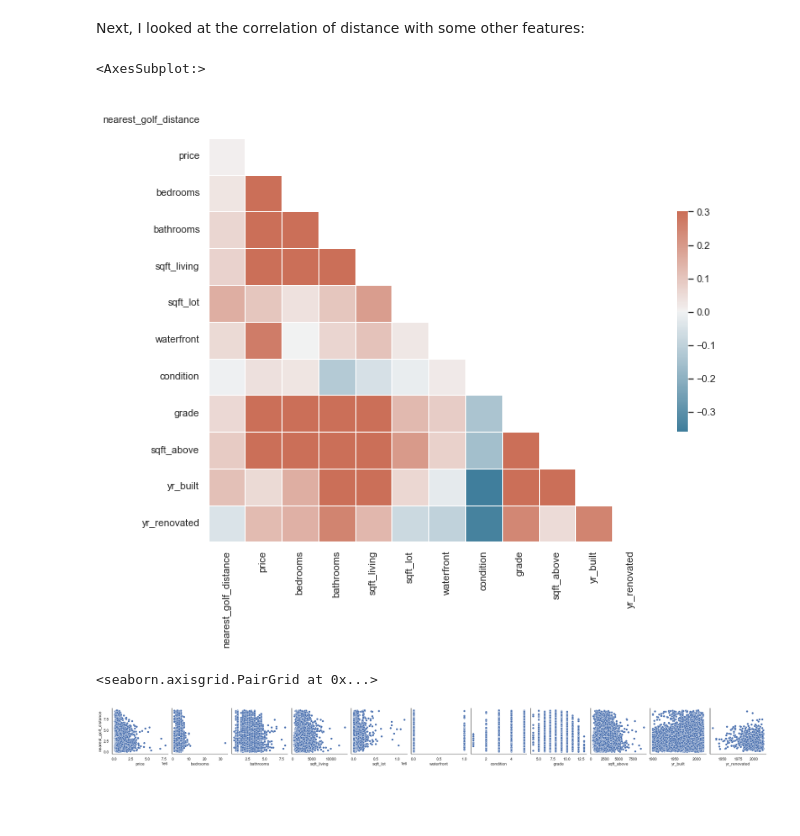
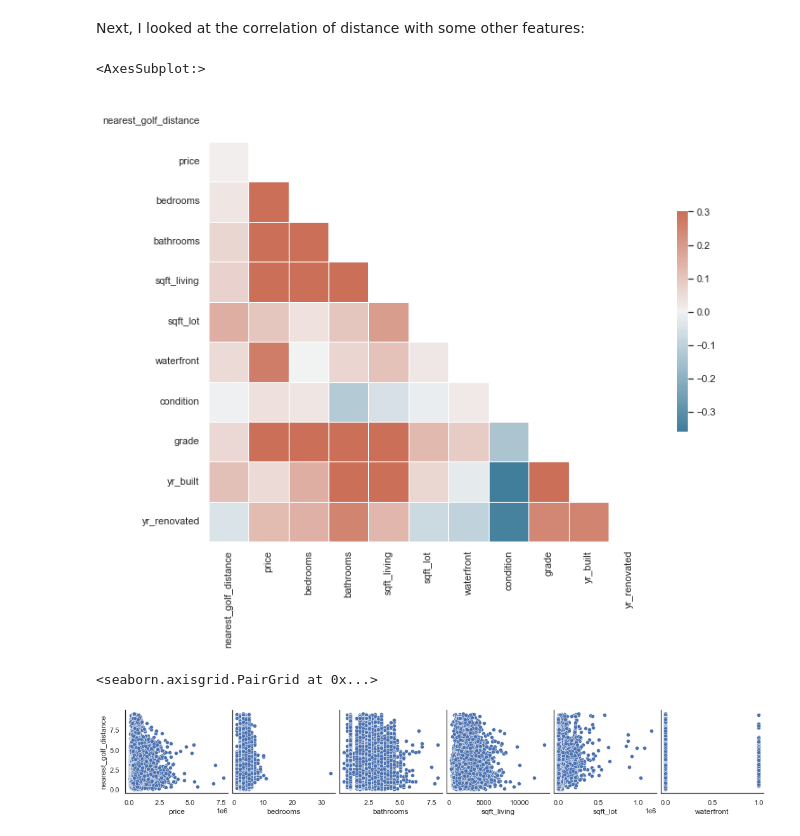
Before and after one commit to dieterjanzen/EDA-project, a Jupyter notebook: EDA_3-1.ipynb, the cells around one changed output. Saved outputs shown, nothing was run; the diff lists cells and outputs as text; code cells hidden in the pictures; blank space fills up the shorter version.

```diff
--- a/EDA_3-1.ipynb
+++ b/EDA_3-1.ipynb
@@ -45,7 +45,7 @@ sns.histplot(data=df, x="nearest_golf_distance")
 Next, I looked at the correlation of distance with some other features:
 # %%
 # Creating a new DataFrame with relevant data
-df_q2 = df.filter(['nearest_golf_distance','price', 'bedrooms',	'bathrooms', 'sqft_living',	'sqft_lot', 'waterfront', 'condition', 'grade',	'sqft_above', 'yr_built','yr_renovated'])
+df_q2 = df.filter(['nearest_golf_distance','price', 'bedrooms',	'bathrooms', 'sqft_living',	'sqft_lot', 'waterfront', 'condition', 'grade', 'yr_built','yr_renovated'])
 
 # Plotting a correlation matrix
 sns.set_theme(style="white")
@@ -67,14 +67,14 @@ sns.heatmap(corr_q2, mask=mask, cmap=cmap, vmax=.3, center=0,
             square=True, linewidths=.5, cbar_kws={"shrink": .5})
 # %% [output]
 <AxesSubplot:>
-[figure, old version]
+[figure, new version]
 # %%
 # Creating correlation plots
 sns.pairplot(
     df,
-    x_vars=['price', 'bedrooms',	'bathrooms', 'sqft_living',	'sqft_lot', 'waterfront', 'condition', 'grade',	'sqft_above', 'yr_built','yr_renovated'],
+    x_vars=['price', 'bedrooms','bathrooms', 'sqft_living',	'sqft_lot', 'waterfront'],
     y_vars=["nearest_golf_distance"],
 )
 # %% [output]
 <seaborn.axisgrid.PairGrid at 0x...>
-[figure, old version]
+[figure, new version]
```
Also changed, not shown: parts of 4 cells of this notebook, 9 other files.
